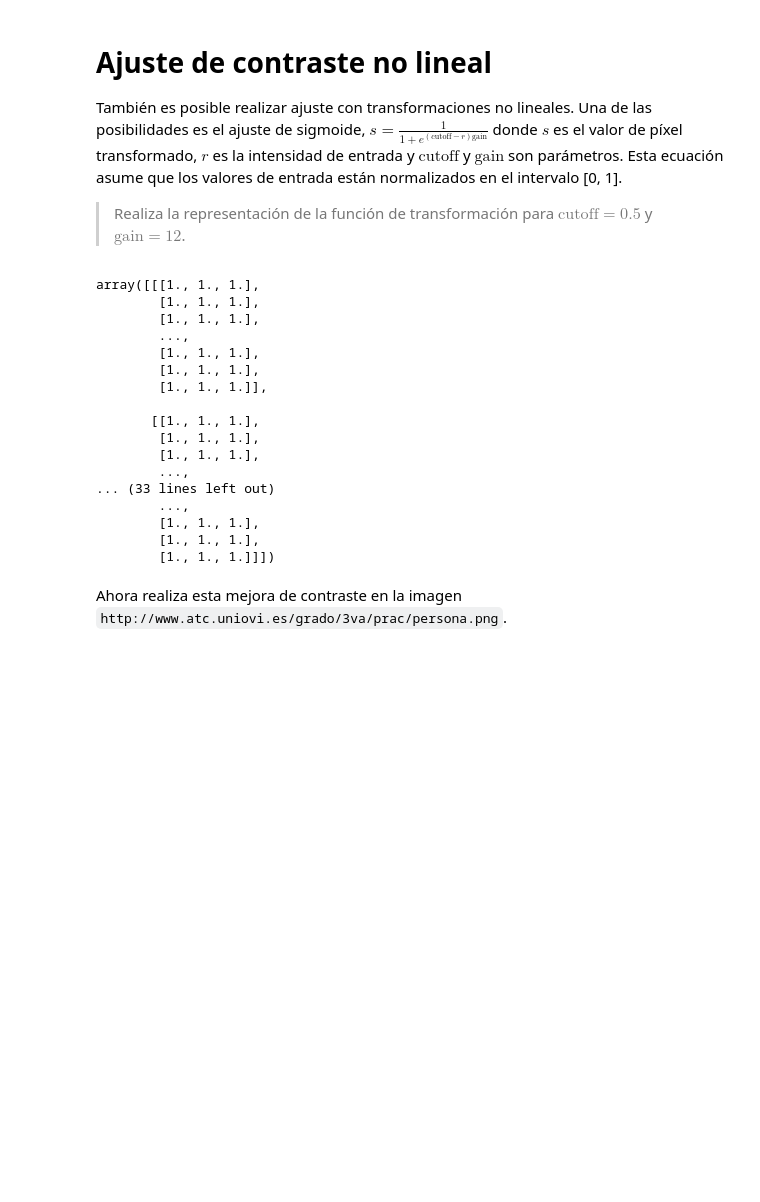
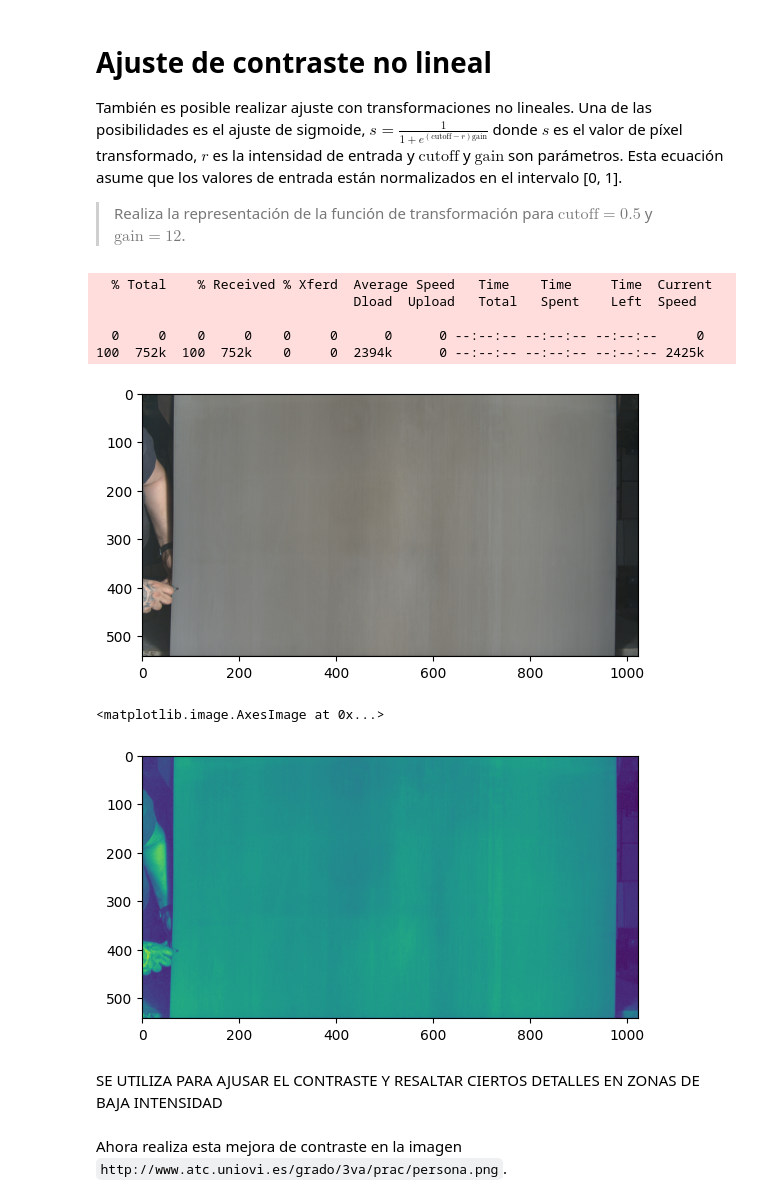
Before and after one commit to revekkadiana/Visi-n_Artificial, a Jupyter notebook: Prac03-Brillo.ipynb, the cells around one changed output. Drawn from its saved outputs; the diff is of its cells as text; code cells hidden in the pictures; blank space fills up the shorter version.

```diff
--- a/Prac03-Brillo.ipynb
+++ b/Prac03-Brillo.ipynb
@@ -183,28 +164,29 @@ También es posible realizar ajuste con transformaciones no lineales. Una de las
 # %%
 def sigmoide(img,cutoff,gain):
     s=np.clip(1 / (1 + np.exp((cutoff - img) * gain)), 0, 1)
     #transformed_image = 1 / (1 + np.exp((cutoff - image) * gain))
     return s
 
 
-sigmoide(img,0.5,12)
+
+
+!curl www.atc.uniovi.es/grado/3va/prac/persona.png --output persona.jpg
+img = skimage.io.imread('persona.jpg')
+plt.imshow(img)
+plt.show()
+img2=normalizacion(img)
+img3=sigmoide(img2,0.5,12)
+plt.imshow(img2)
 # %% [output]
-array([[[1., 1., 1.],
-        [1., 1., 1.],
-        [1., 1., 1.],
-        ...,
-        [1., 1., 1.],
-        [1., 1., 1.],
-        [1., 1., 1.]],
+  % Total    % Received % Xferd  Average Speed   Time    Time     Time  Current
+                                 Dload  Upload   Total   Spent    Left  Speed
 
-       [[1., 1., 1.],
-        [1., 1., 1.],
-        [1., 1., 1.],
-        ...,
-... (33 lines left out)
-        ...,
-        [1., 1., 1.],
-        [1., 1., 1.],
-        [1., 1., 1.]]])
+  0     0    0     0    0     0      0      0 --:--:-- --:--:-- --:--:--     0
+100  752k  100  752k    0     0  2394k      0 --:--:-- --:--:-- --:--:-- 2425k
+[figure, added]
+<matplotlib.image.AxesImage at 0x...>
+[figure, added]
+# %% [markdown]
+SE UTILIZA PARA AJUSAR EL CONTRASTE Y RESALTAR CIERTOS DETALLES EN ZONAS DE BAJA INTENSIDAD
 # %% [markdown]
 Ahora realiza esta mejora de contraste en la imagen `http://www.atc.uniovi.es/grado/3va/prac/persona.png`.
```
Also changed, not shown: parts of 4 cells of this notebook, 1 other file.
